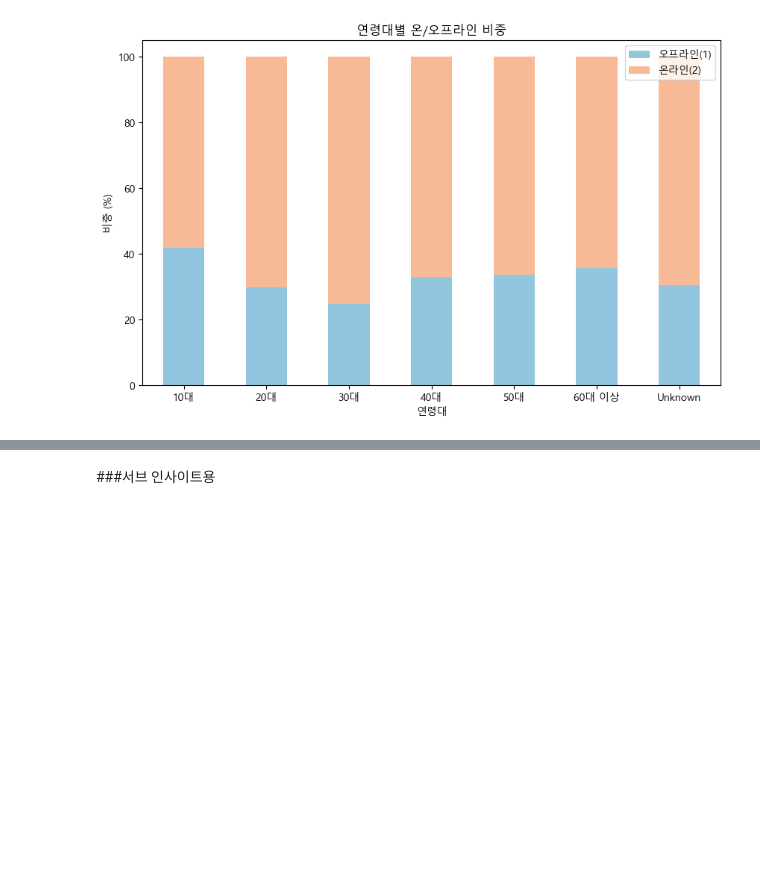
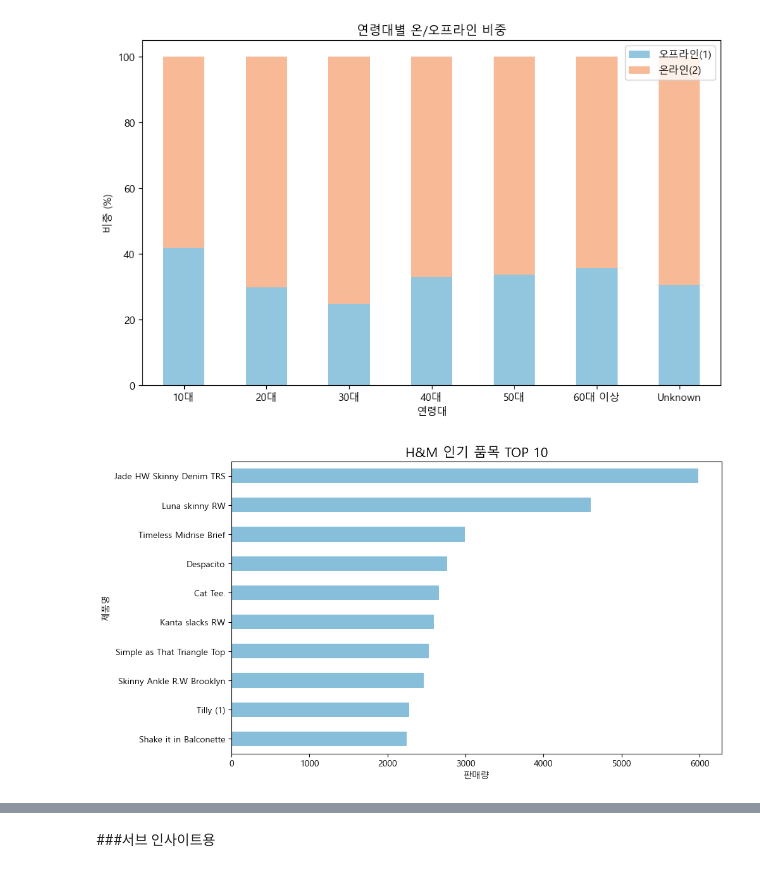
Before and after one commit to yoohengu/cross-gen-biz-analysis, a Jupyter notebook: notebooks/chanhui_eda/hm_2020_business_insight.ipynb, the cells around one changed output, grey strips where cells are left out. Saved outputs shown, nothing was run; the diff lists cells and outputs as text; code cells hidden in the pictures; blank space fills up the shorter version.

```diff
--- a/notebooks/chanhui_eda/hm_2020_business_insight.ipynb
+++ b/notebooks/chanhui_eda/hm_2020_business_insight.ipynb
@@ -1100,3 +1069,17 @@ plt.xticks(rotation=0)
 plt.show()
 # %% [output]
 [figure]
+# %%
+##인기품목 TOP 10
+final_df['prod_name'].value_counts().head(10).plot(
+    kind='barh', #가로로 볼거임
+    color=sns.color_palette('RdBu_r')[1],   #그냥 통일합시다 어 어지러워 색 하나만 씁시다;;
+    figsize=(10, 6)
+).invert_yaxis()    #내림차순
+
+plt.title('H&M 인기 품목 TOP 10', fontsize=15)
+plt.xlabel('판매량')
+plt.ylabel('제품명')    #삭제해도 무방
+plt.show()
+# %% [output]
+[figure, added]
```
Also changed, not shown: parts of 30 cells of this notebook.
